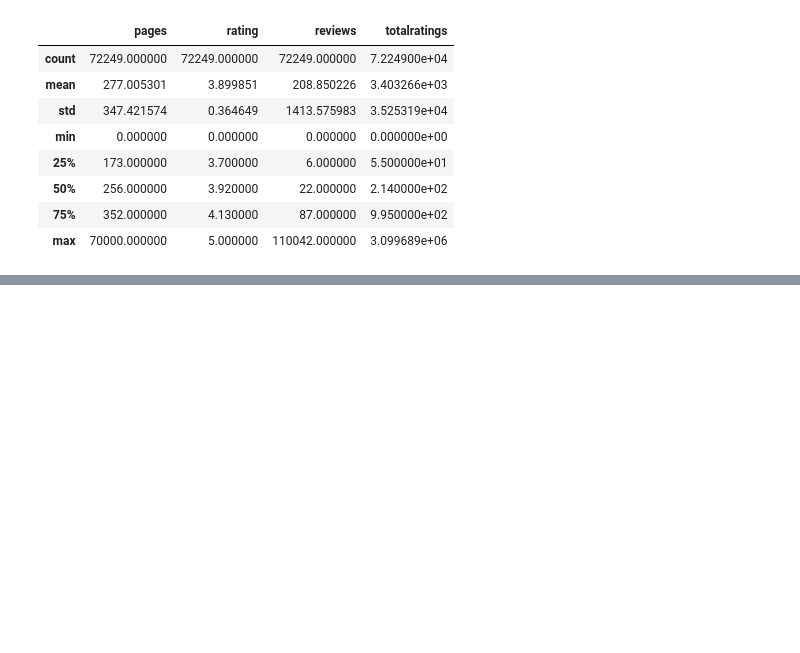
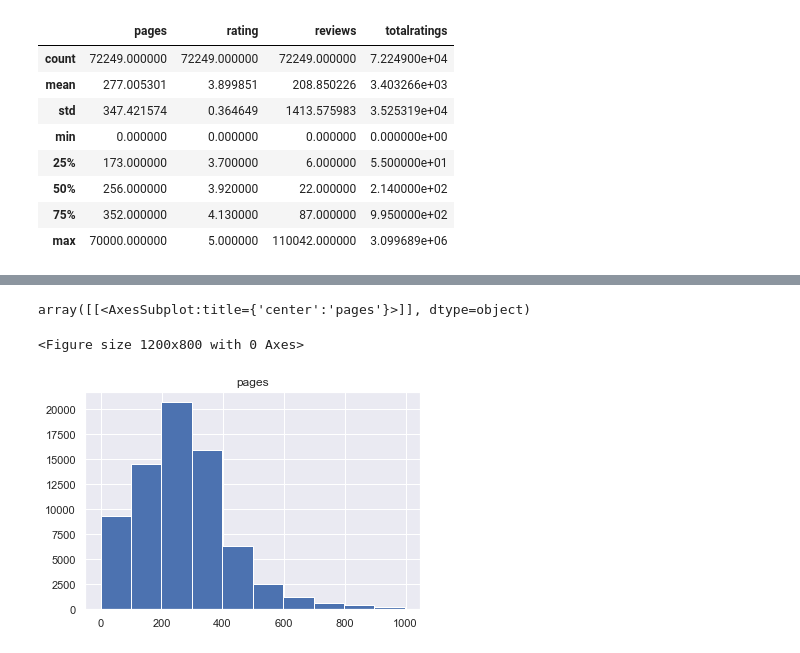
Before and after one commit to lessthelonely/PRI-22-23, a Jupyter notebook: book_data_notebook.ipynb, the cells around one changed output, grey strips where cells are left out. Cells and saved outputs as stored; diff of their text form; code cells hidden in the pictures; blank space fills up the shorter version.

```diff
--- a/book_data_notebook.ipynb
+++ b/book_data_notebook.ipynb
@@ -340,0 +355,7 @@ clean_book.describe()
+# %%
+plt.figure(dpi=200)
+clean_book.loc[clean_book['pages'] < 1000].hist(column="pages")
+# %% [output]
+array([[<AxesSubplot:title={'center':'pages'}>]], dtype=object)
+<Figure size 1200x800 with 0 Axes>
+[figure, added]
```
Also changed, not shown: parts of 3 cells of this notebook.
